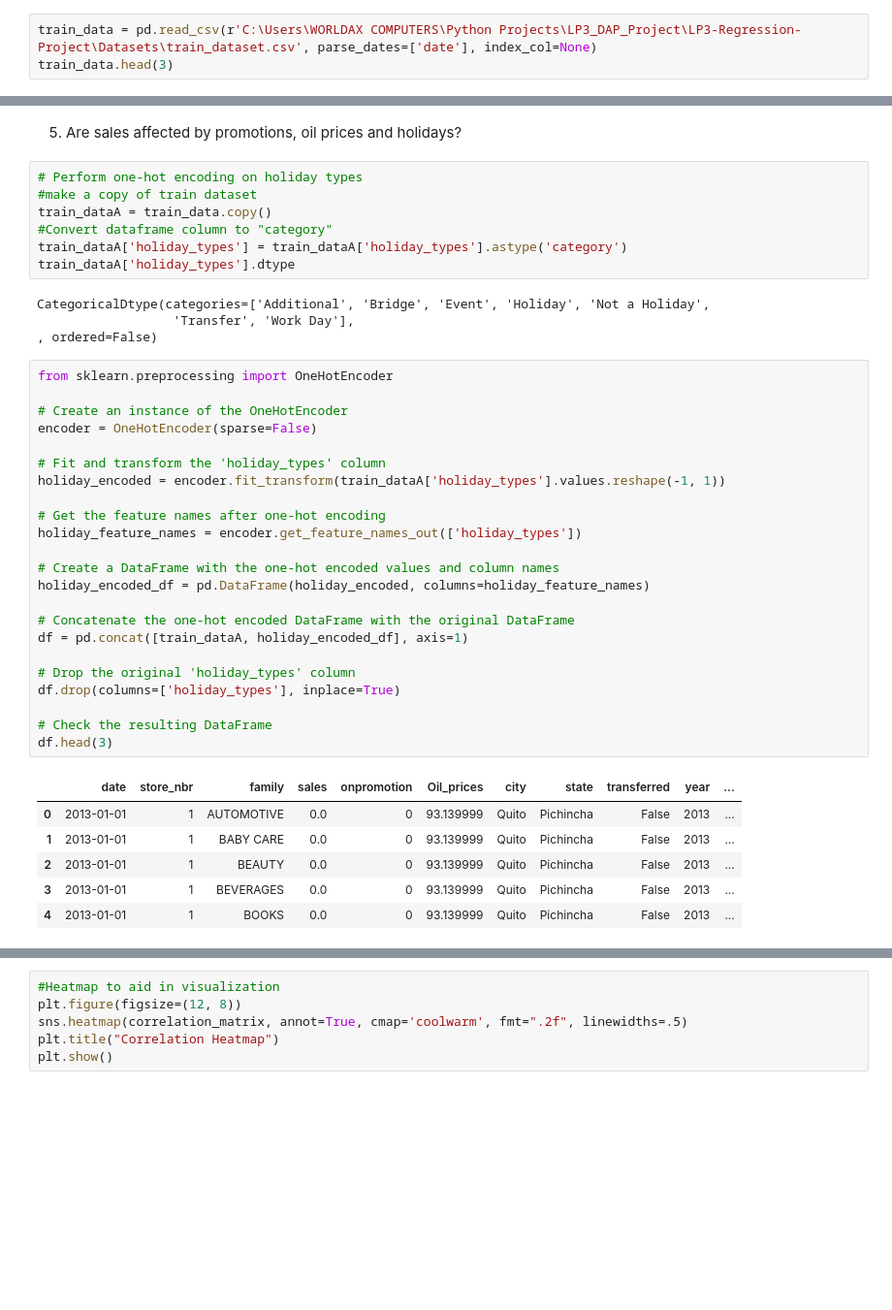
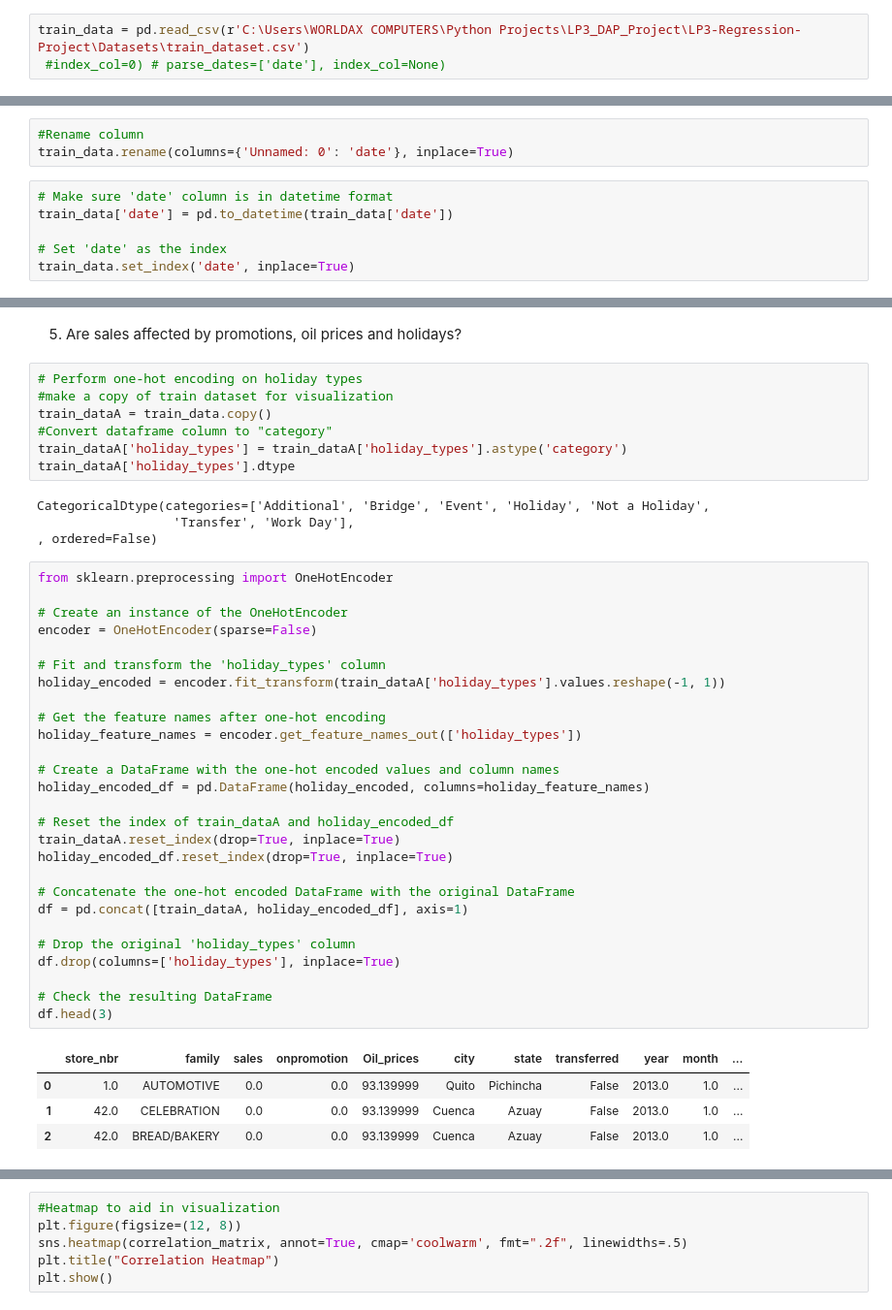
Before and after one commit to kaitany/LP3-Regression-Project, a Jupyter notebook: LP3_DAP.ipynb, the cells around one changed output, grey strips where cells are left out. Shown at 97% size. Cells and saved outputs as stored; diff of their text form; blank space fills up the shorter version.

```diff
--- a/LP3_DAP.ipynb
+++ b/LP3_DAP.ipynb
@@ -1193,5 +1300,5 @@ merged_test_dataset.to_csv(r'C:\Users\WORLDAX COMPUTERS\Python Projects\LP3_DAP_
 # %% [markdown]
 ### Loading of Clean Train Dataset
 # %%
-train_data = pd.read_csv(r'C:\Users\WORLDAX COMPUTERS\Python Projects\LP3_DAP_Project\LP3-Regression-Project\Datasets\train_dataset.csv', parse_dates=['date'], index_col=None)
-train_data.head(3)
+train_data = pd.read_csv(r'C:\Users\WORLDAX COMPUTERS\Python Projects\LP3_DAP_Project\LP3-Regression-Project\Datasets\train_dataset.csv')
+ #index_col=0) # parse_dates=['date'], index_col=None)
@@ -1232,0 +1315,9 @@ Index(['date', 'store_nbr', 'family', 'sales', 'onpromotion', 'Oil_prices',
+# %%
+#Rename column
+train_data.rename(columns={'Unnamed: 0': 'date'}, inplace=True)
+# %%
+# Make sure 'date' column is in datetime format
+train_data['date'] = pd.to_datetime(train_data['date'])
+
+# Set 'date' as the index
+train_data.set_index('date', inplace=True)
@@ -1530,7 +1607,7 @@ plt.show()
 5.  Are sales affected by promotions, oil prices and holidays?
 # %%
 # Perform one-hot encoding on holiday types
-#make a copy of train dataset
+#make a copy of train dataset for visualization
 train_dataA = train_data.copy()
 #Convert dataframe column to "category"
 train_dataA['holiday_types'] = train_dataA['holiday_types'].astype('category')
@@ -1542,32 +1619,34 @@ CategoricalDtype(categories=['Additional', 'Bridge', 'Event', 'Holiday', 'Not a
 # %%
 from sklearn.preprocessing import OneHotEncoder
 
 # Create an instance of the OneHotEncoder
 encoder = OneHotEncoder(sparse=False)
 
 # Fit and transform the 'holiday_types' column
 holiday_encoded = encoder.fit_transform(train_dataA['holiday_types'].values.reshape(-1, 1))
 
 # Get the feature names after one-hot encoding
 holiday_feature_names = encoder.get_feature_names_out(['holiday_types'])
 
 # Create a DataFrame with the one-hot encoded values and column names
 holiday_encoded_df = pd.DataFrame(holiday_encoded, columns=holiday_feature_names)
 
+# Reset the index of train_dataA and holiday_encoded_df
+train_dataA.reset_index(drop=True, inplace=True)
+holiday_encoded_df.reset_index(drop=True, inplace=True)
+
 # Concatenate the one-hot encoded DataFrame with the original DataFrame
 df = pd.concat([train_dataA, holiday_encoded_df], axis=1)
 
 # Drop the original 'holiday_types' column
 df.drop(columns=['holiday_types'], inplace=True)
 
 # Check the resulting DataFrame
 df.head(3)
 # %% [output]
-|  | date | store_nbr | family | sales | onpromotion | Oil_prices | city | state | transferred | year | ... |
-| 0 | 2013-01-01 | 1 | AUTOMOTIVE | 0.0 | 0 | 93.139999 | Quito | Pichincha | False | 2013 | ... |
-| 1 | 2013-01-01 | 1 | BABY CARE | 0.0 | 0 | 93.139999 | Quito | Pichincha | False | 2013 | ... |
-| 2 | 2013-01-01 | 1 | BEAUTY | 0.0 | 0 | 93.139999 | Quito | Pichincha | False | 2013 | ... |
-| 3 | 2013-01-01 | 1 | BEVERAGES | 0.0 | 0 | 93.139999 | Quito | Pichincha | False | 2013 | ... |
-| 4 | 2013-01-01 | 1 | BOOKS | 0.0 | 0 | 93.139999 | Quito | Pichincha | False | 2013 | ... |
+|  | store_nbr | family | sales | onpromotion | Oil_prices | city | state | transferred | year | month | ... |
+| 0 | 1.0 | AUTOMOTIVE | 0.0 | 0.0 | 93.139999 | Quito | Pichincha | False | 2013.0 | 1.0 | ... |
+| 1 | 42.0 | CELEBRATION | 0.0 | 0.0 | 93.139999 | Cuenca | Azuay | False | 2013.0 | 1.0 | ... |
+| 2 | 42.0 | BREAD/BAKERY | 0.0 | 0.0 | 93.139999 | Cuenca | Azuay | False | 2013.0 | 1.0 | ... |
 # %%
 # Calculate the correlation matrix for numerical columns
```
Also changed, not shown: parts of 216 cells of this notebook.
